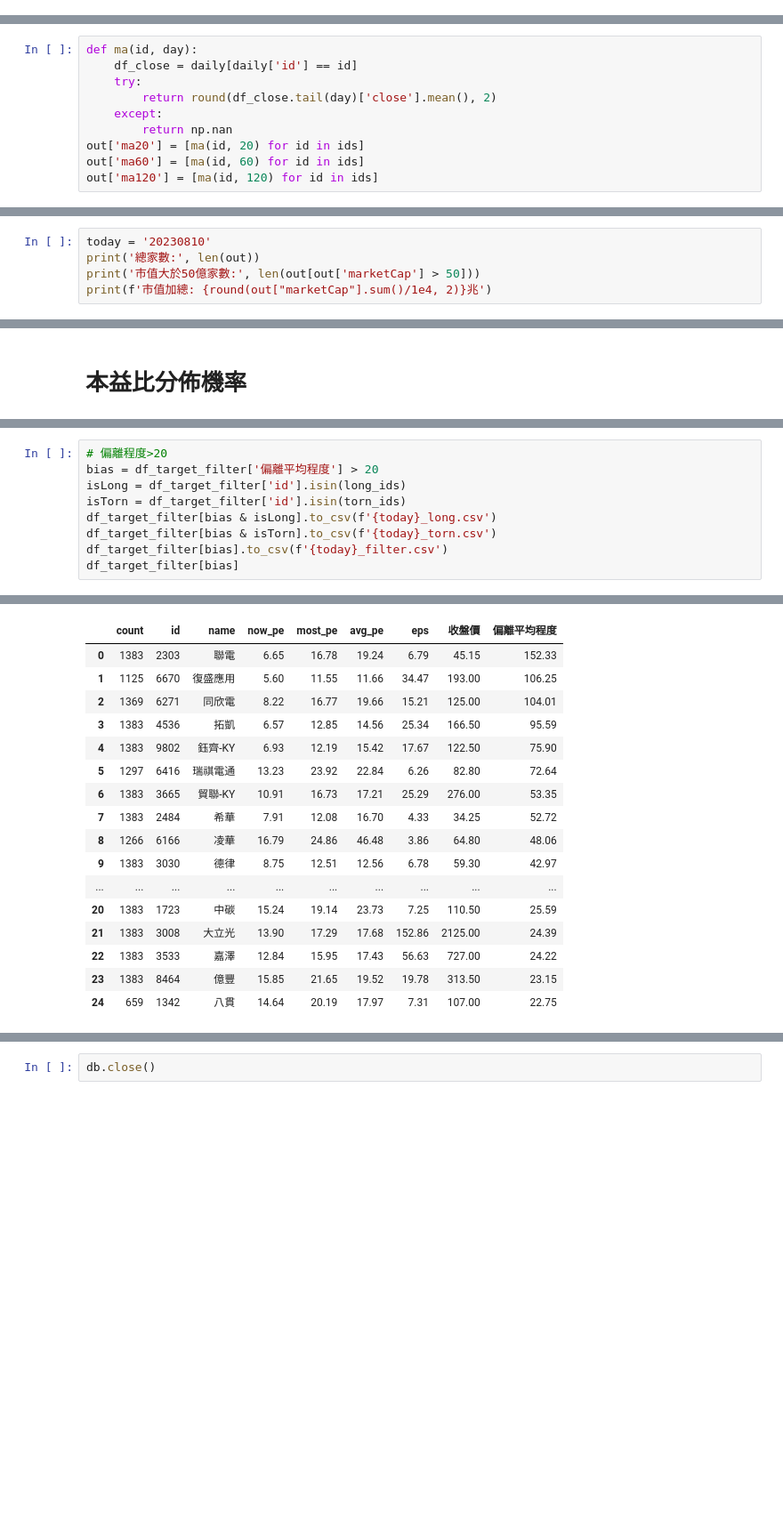
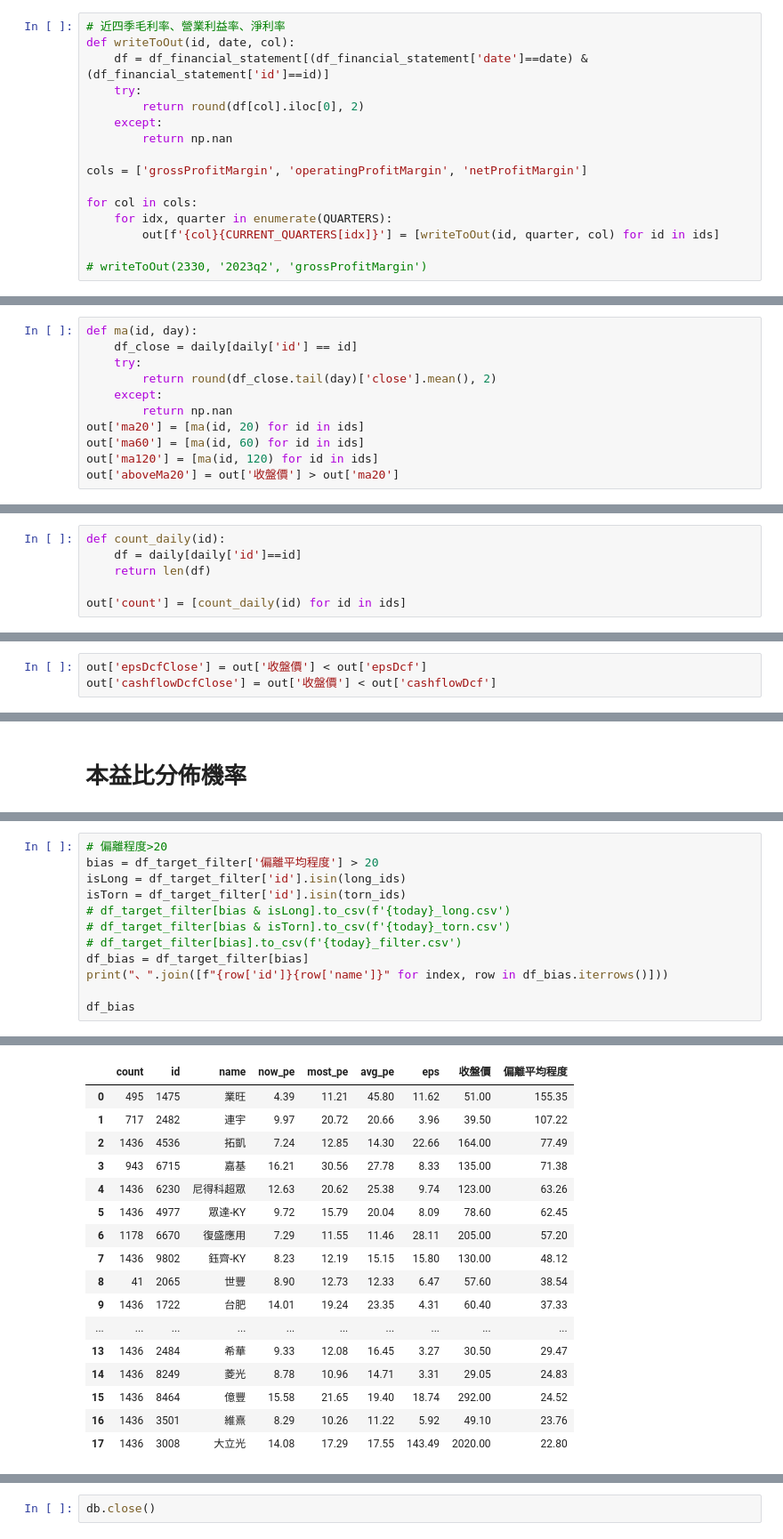
Before and after one commit to moved0311/stock, a Jupyter notebook: download/features.ipynb, the cells around one changed output, grey strips where cells are left out. Shown at 89% size. Drawn from its saved outputs; the diff is of its cells as text; blank space fills up the shorter version.

```diff
--- a/download/features.ipynb
+++ b/download/features.ipynb
@@ -141,0 +146,16 @@ out[out['id'].isin([2330,2454,3037])]
+# %%
+# 近四季毛利率、營業利益率、淨利率
+def writeToOut(id, date, col):
+    df = df_financial_statement[(df_financial_statement['date']==date) & (df_financial_statement['id']==id)]
+    try:
+        return round(df[col].iloc[0], 2)
+    except:
+        return np.nan
+
+cols = ['grossProfitMargin', 'operatingProfitMargin', 'netProfitMargin']
+
+for col in cols:
+    for idx, quarter in enumerate(QUARTERS):
+        out[f'{col}{CURRENT_QUARTERS[idx]}'] = [writeToOut(id, quarter, col) for id in ids]
+
+# writeToOut(2330, '2023q2', 'grossProfitMargin')
@@ -253,3 +285,4 @@ def ma(id, day):
 out['ma20'] = [ma(id, 20) for id in ids]
 out['ma60'] = [ma(id, 60) for id in ids]
 out['ma120'] = [ma(id, 120) for id in ids]
+out['aboveMa20'] = out['收盤價'] > out['ma20']
@@ -277,7 +316,8 @@ out['avg_pe'] = [cal_avg_pe(id) for id in ids]
 # %% [markdown]
 ## 筆數
 # %%
-today = '20230810'
-print('總家數:', len(out))
-print('市值大於50億家數:', len(out[out['marketCap'] > 50]))
-print(f'市值加總: {round(out["marketCap"].sum()/1e4, 2)}兆')
+def count_daily(id):
+    df = daily[daily['id']==id]
+    return len(df)
+
+out['count'] = [count_daily(id) for id in ids]
@@ -344,3 +374,6 @@ out[out['id'].isin([2454,2330])]
+# %%
+out['epsDcfClose'] = out['收盤價'] < out['epsDcf']
+out['cashflowDcfClose'] = out['收盤價'] < out['cashflowDcf']
 # %% [markdown]
 # ROE
 # %%
@@ -669,8 +767,11 @@ df_target_filter
 bias = df_target_filter['偏離平均程度'] > 20
 isLong = df_target_filter['id'].isin(long_ids)
 isTorn = df_target_filter['id'].isin(torn_ids)
-df_target_filter[bias & isLong].to_csv(f'{today}_long.csv')
-df_target_filter[bias & isTorn].to_csv(f'{today}_torn.csv')
-df_target_filter[bias].to_csv(f'{today}_filter.csv')
-df_target_filter[bias]
+# df_target_filter[bias & isLong].to_csv(f'{today}_long.csv')
+# df_target_filter[bias & isTorn].to_csv(f'{today}_torn.csv')
+# df_target_filter[bias].to_csv(f'{today}_filter.csv')
+df_bias = df_target_filter[bias]
+print("、".join([f"{row['id']}{row['name']}" for index, row in df_bias.iterrows()]))
+
+df_bias
 # %% [output]
@@ -677,18 +779,18 @@ df_target_filter[bias]
 |  | count | id | name | now_pe | most_pe | avg_pe | eps | 收盤價 | 偏離平均程度 |
-| 0 | 1383 | 2303 | 聯電 | 6.65 | 16.78 | 19.24 | 6.79 | 45.15 | 152.33 |
-| 1 | 1125 | 6670 | 復盛應用 | 5.60 | 11.55 | 11.66 | 34.47 | 193.00 | 106.25 |
-| 2 | 1369 | 6271 | 同欣電 | 8.22 | 16.77 | 19.66 | 15.21 | 125.00 | 104.01 |
-| 3 | 1383 | 4536 | 拓凱 | 6.57 | 12.85 | 14.56 | 25.34 | 166.50 | 95.59 |
-| 4 | 1383 | 9802 | 鈺齊-KY | 6.93 | 12.19 | 15.42 | 17.67 | 122.50 | 75.90 |
-| 5 | 1297 | 6416 | 瑞祺電通 | 13.23 | 23.92 | 22.84 | 6.26 | 82.80 | 72.64 |
-| 6 | 1383 | 3665 | 貿聯-KY | 10.91 | 16.73 | 17.21 | 25.29 | 276.00 | 53.35 |
-| 7 | 1383 | 2484 | 希華 | 7.91 | 12.08 | 16.70 | 4.33 | 34.25 | 52.72 |
-| 8 | 1266 | 6166 | 凌華 | 16.79 | 24.86 | 46.48 | 3.86 | 64.80 | 48.06 |
-| 9 | 1383 | 3030 | 德律 | 8.75 | 12.51 | 12.56 | 6.78 | 59.30 | 42.97 |
+| 0 | 495 | 1475 | 業旺 | 4.39 | 11.21 | 45.80 | 11.62 | 51.00 | 155.35 |
+| 1 | 717 | 2482 | 連宇 | 9.97 | 20.72 | 20.66 | 3.96 | 39.50 | 107.22 |
+| 2 | 1436 | 4536 | 拓凱 | 7.24 | 12.85 | 14.30 | 22.66 | 164.00 | 77.49 |
+| 3 | 943 | 6715 | 嘉基 | 16.21 | 30.56 | 27.78 | 8.33 | 135.00 | 71.38 |
+| 4 | 1436 | 6230 | 尼得科超眾 | 12.63 | 20.62 | 25.38 | 9.74 | 123.00 | 63.26 |
+| 5 | 1436 | 4977 | 眾達-KY | 9.72 | 15.79 | 20.04 | 8.09 | 78.60 | 62.45 |
+| 6 | 1178 | 6670 | 復盛應用 | 7.29 | 11.55 | 11.46 | 28.11 | 205.00 | 57.20 |
+| 7 | 1436 | 9802 | 鈺齊-KY | 8.23 | 12.19 | 15.15 | 15.80 | 130.00 | 48.12 |
+| 8 | 41 | 2065 | 世豐 | 8.90 | 12.73 | 12.33 | 6.47 | 57.60 | 38.54 |
+| 9 | 1436 | 1722 | 台肥 | 14.01 | 19.24 | 23.35 | 4.31 | 60.40 | 37.33 |
 | ... | ... | ... | ... | ... | ... | ... | ... | ... | ... |
-| 20 | 1383 | 1723 | 中碳 | 15.24 | 19.14 | 23.73 | 7.25 | 110.50 | 25.59 |
-| 21 | 1383 | 3008 | 大立光 | 13.90 | 17.29 | 17.68 | 152.86 | 2125.00 | 24.39 |
-| 22 | 1383 | 3533 | 嘉澤 | 12.84 | 15.95 | 17.43 | 56.63 | 727.00 | 24.22 |
-| 23 | 1383 | 8464 | 億豐 | 15.85 | 21.65 | 19.52 | 19.78 | 313.50 | 23.15 |
-| 24 | 659 | 1342 | 八貫 | 14.64 | 20.19 | 17.97 | 7.31 | 107.00 | 22.75 |
+| 13 | 1436 | 2484 | 希華 | 9.33 | 12.08 | 16.45 | 3.27 | 30.50 | 29.47 |
+| 14 | 1436 | 8249 | 菱光 | 8.78 | 10.96 | 14.71 | 3.31 | 29.05 | 24.83 |
+| 15 | 1436 | 8464 | 億豐 | 15.58 | 21.65 | 19.40 | 18.74 | 292.00 | 24.52 |
+| 16 | 1436 | 3501 | 維熹 | 8.29 | 10.26 | 11.22 | 5.92 | 49.10 | 23.76 |
+| 17 | 1436 | 3008 | 大立光 | 14.08 | 17.29 | 17.55 | 143.49 | 2020.00 | 22.80 |
 # %%
```
Also changed, not shown: parts of 37 cells of this notebook, 7 other files.
